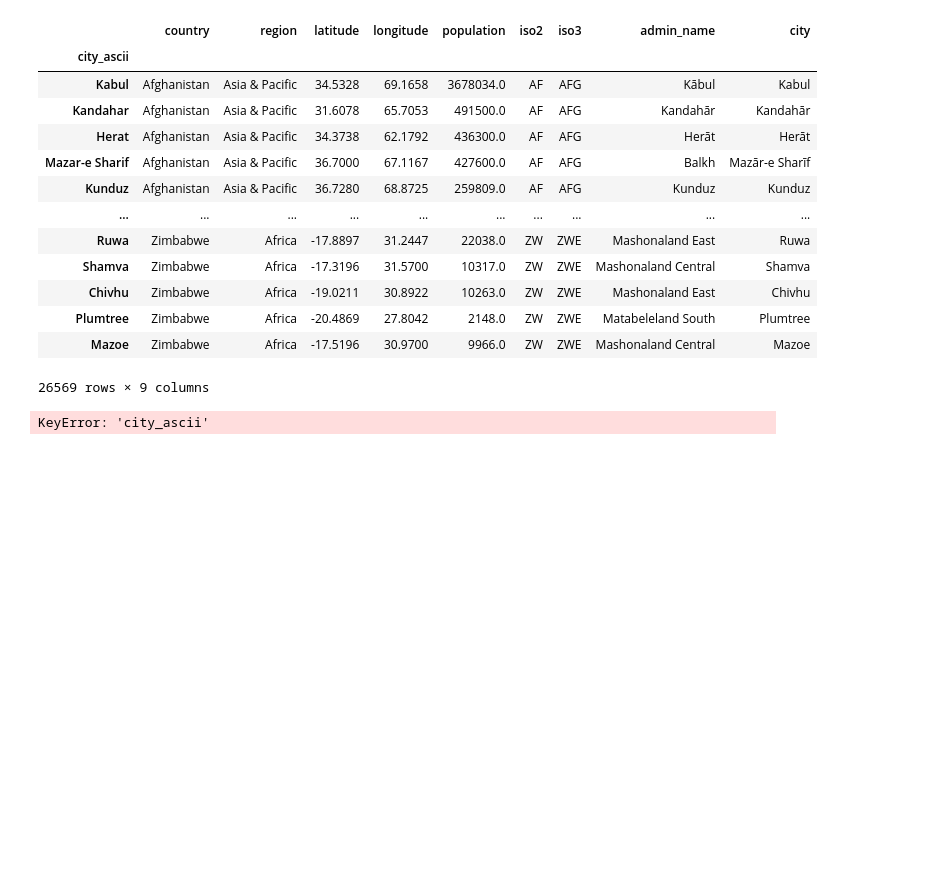
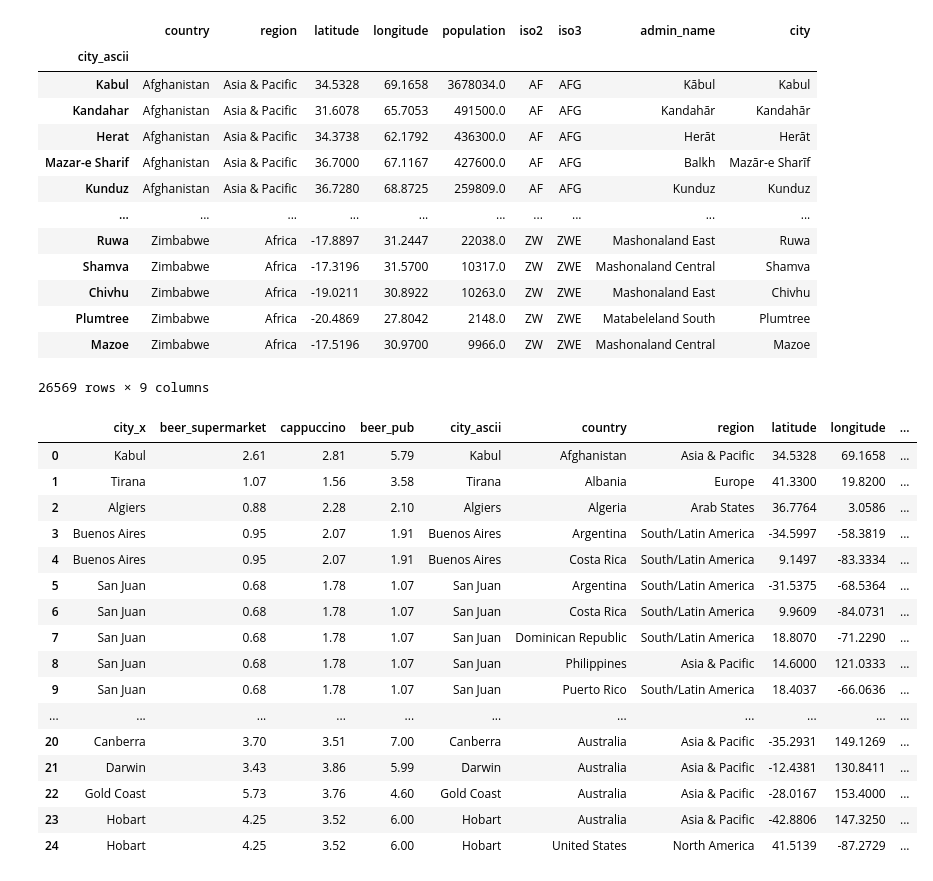
Before and after one commit to christalee/cost-of-drinking, a Jupyter notebook: expatistan.ipynb, the cells around one changed output. Saved outputs shown, nothing was run; the diff lists cells and outputs as text; code cells hidden in the pictures; blank space fills up the shorter version.

```diff
--- a/expatistan.ipynb
+++ b/expatistan.ipynb
@@ -65,7 +91,23 @@ cities.set_index('city_ascii')
 26569 rows × 9 columns
 # %%
 # TODO: not sure how to merge city data into expatistan df correctly?
-new_df = pd.merge(expatistan, cities, how='left', on=['city', 'city_ascii'])
-new_df
+new_df = pd.merge(expatistan, cities, how='left', left_on=['city'], right_on=['city_ascii'])
+new_df.head(25)
 # %% [output]
-KeyError: 'city_ascii'
+|  | city_x | beer_supermarket | cappuccino | beer_pub | city_ascii | country | region | latitude | longitude | ... |
+| 0 | Kabul | 2.61 | 2.81 | 5.79 | Kabul | Afghanistan | Asia & Pacific | 34.5328 | 69.1658 | ... |
+| 1 | Tirana | 1.07 | 1.56 | 3.58 | Tirana | Albania | Europe | 41.3300 | 19.8200 | ... |
+| 2 | Algiers | 0.88 | 2.28 | 2.10 | Algiers | Algeria | Arab States | 36.7764 | 3.0586 | ... |
+| 3 | Buenos Aires | 0.95 | 2.07 | 1.91 | Buenos Aires | Argentina | South/Latin America | -34.5997 | -58.3819 | ... |
+| 4 | Buenos Aires | 0.95 | 2.07 | 1.91 | Buenos Aires | Costa Rica | South/Latin America | 9.1497 | -83.3334 | ... |
+| 5 | San Juan | 0.68 | 1.78 | 1.07 | San Juan | Argentina | South/Latin America | -31.5375 | -68.5364 | ... |
+| 6 | San Juan | 0.68 | 1.78 | 1.07 | San Juan | Costa Rica | South/Latin America | 9.9609 | -84.0731 | ... |
+| 7 | San Juan | 0.68 | 1.78 | 1.07 | San Juan | Dominican Republic | South/Latin America | 18.8070 | -71.2290 | ... |
+| 8 | San Juan | 0.68 | 1.78 | 1.07 | San Juan | Philippines | Asia & Pacific | 14.6000 | 121.0333 | ... |
+| 9 | San Juan | 0.68 | 1.78 | 1.07 | San Juan | Puerto Rico | South/Latin America | 18.4037 | -66.0636 | ... |
+| ... | ... | ... | ... | ... | ... | ... | ... | ... | ... | ... |
+| 20 | Canberra | 3.70 | 3.51 | 7.00 | Canberra | Australia | Asia & Pacific | -35.2931 | 149.1269 | ... |
+| 21 | Darwin | 3.43 | 3.86 | 5.99 | Darwin | Australia | Asia & Pacific | -12.4381 | 130.8411 | ... |
+| 22 | Gold Coast | 5.73 | 3.76 | 4.60 | Gold Coast | Australia | Asia & Pacific | -28.0167 | 153.4000 | ... |
+| 23 | Hobart | 4.25 | 3.52 | 6.00 | Hobart | Australia | Asia & Pacific | -42.8806 | 147.3250 | ... |
+| 24 | Hobart | 4.25 | 3.52 | 6.00 | Hobart | United States | North America | 41.5139 | -87.2729 | ... |
```
Also changed, not shown: parts of 3 cells of this notebook.
